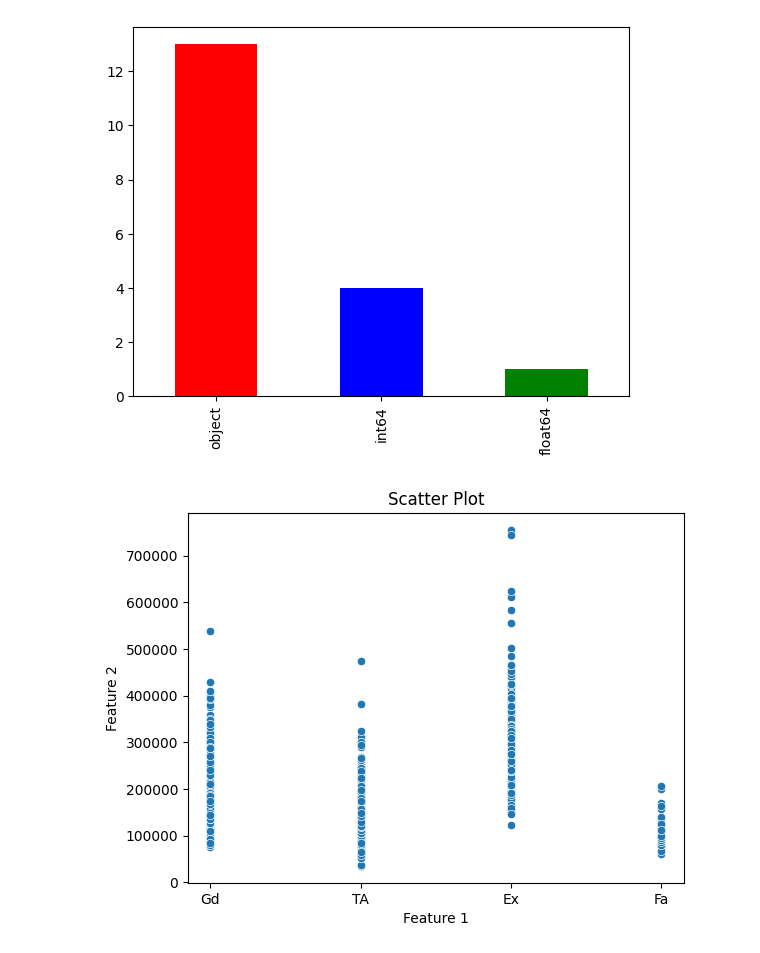
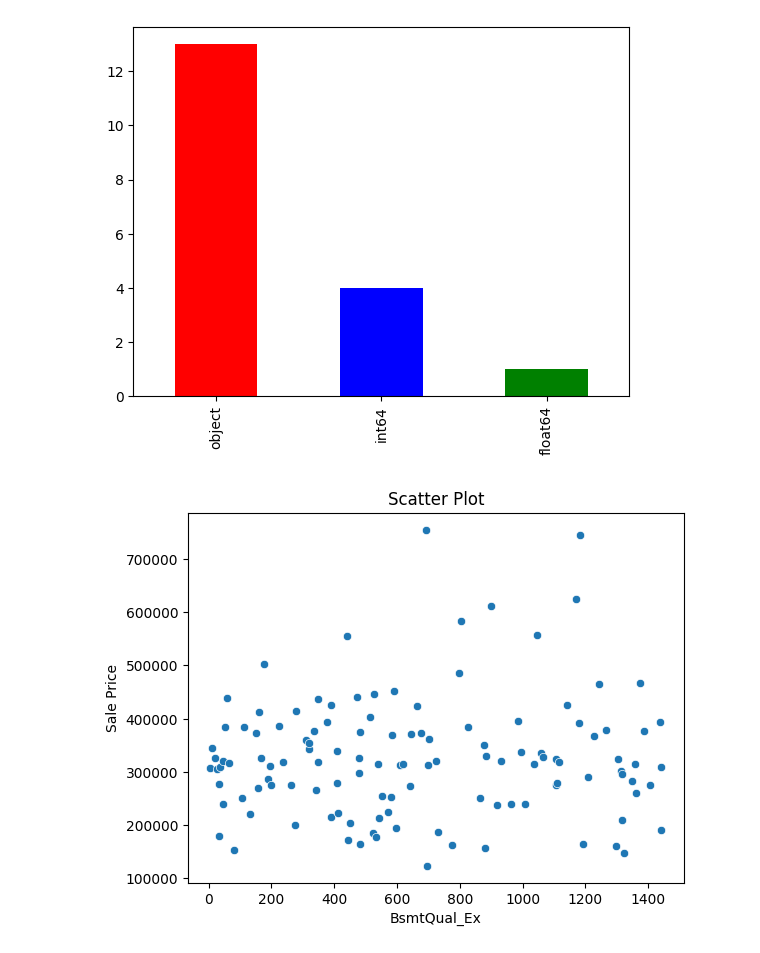
Before and after one commit to yichen-huang/House-Prices-Advanced-Regression-Techniques, a Jupyter notebook: data_understanding_column_20_40.ipynb, the cells around one changed output. Cells and saved outputs as stored; diff of their text form; code cells hidden in the pictures.

```diff
--- a/data_understanding_column_20_40.ipynb
+++ b/data_understanding_column_20_40.ipynb
@@ -282,15 +424,18 @@ plt.show()
 # %%
 import matplotlib.pyplot as plt
 import seaborn as sns
+import pandas as pd
 
 train = pd.read_csv('train.csv', sep=',')
 
-sns.scatterplot(x='BsmtQual', y='SalePrice', data=train)
+selection = train[train['BsmtQual'] == 'Ex']
+
+sns.scatterplot(x=selection.index, y='SalePrice', data=selection)
 
 plt.title('Scatter Plot')
-plt.xlabel('Feature 1')
-plt.ylabel('Feature 2')
+plt.xlabel('BsmtQual_Ex')
+plt.ylabel('Sale Price')
 
 plt.show()
 # %% [output]
-[figure, old version]
+[figure, new version]
```
Also changed, not shown: parts of 38 cells of this notebook.
